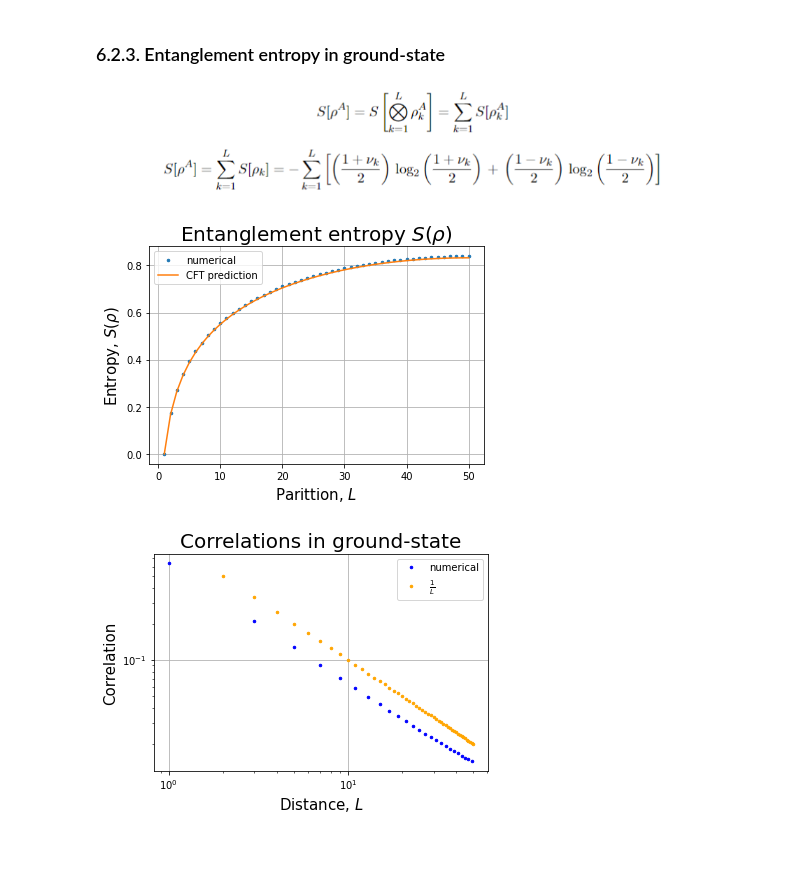
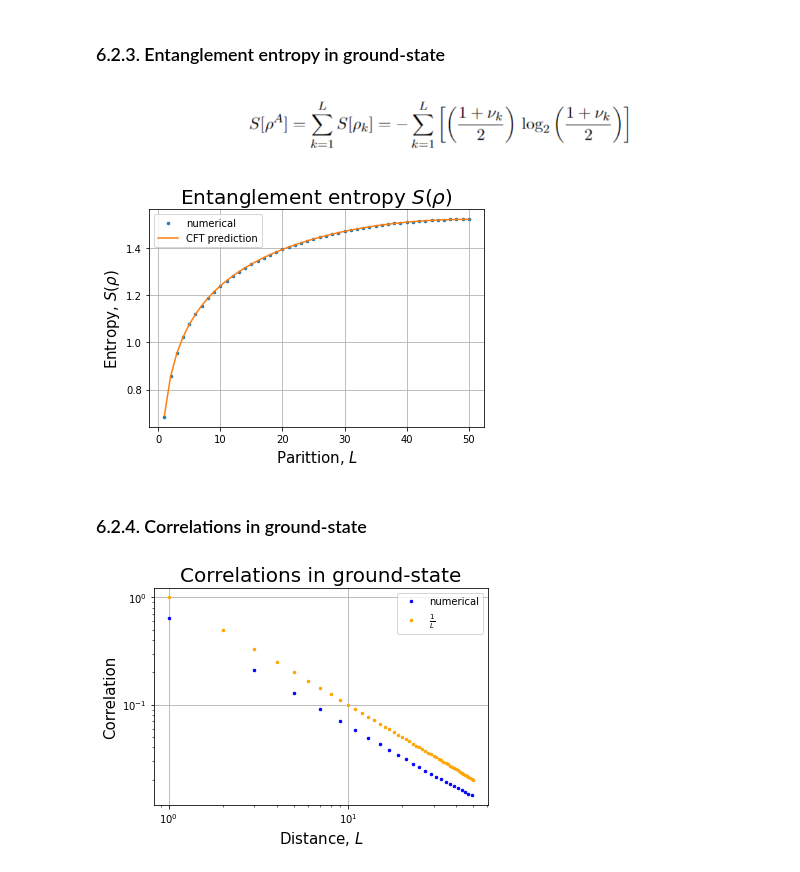
Before and after one commit to sofiagonga/many-body_entanglement_TN, a Jupyter notebook: TN_tutorial6.ipynb, the cells around one changed output. Cells and saved outputs as stored; diff of their text form; code cells hidden in the pictures.

```diff
--- a/TN_tutorial6.ipynb
+++ b/TN_tutorial6.ipynb
@@ -59,8 +59,8 @@ def build_matrix_C(N, h, bc=1): # bc=1 (default) for PBC and bc=-1 for APBC
 # %%
 def build_T_operator(N, bc=1): # bc=1 (default) for PBC and bc=-1 for APBC
     T_op = np.zeros((2*N,2*N))
-    for i in range(2*N-1):
-        T_op[i-1,i+1] = 1
+    for i in range(2*N-2):
+        T_op[i,i+2] = 1
 
     T_op[2*N-2,0] = bc
     T_op[2*N-1,1] = bc
@@ -321,22 +321,7 @@ G_A = G[0:2*L_max, 0:2*L_max]
 # %% [markdown]
 ### 6.2.3. Entanglement entropy in ground-state
 # %% [markdown]
-![image.png](attachment:image.png)
+![image-2.png](attachment:image-2.png)
-# %%
-def ent_entropy_majorana(G):
-    p = np.shape(G)[0]//2
-    entropy = np.zeros(p)
-    for n in range(p):
-        G_red = G[:2*n, :2*n]
-        u,v = eig(G_red)
-        nu = np.imag(u)
-        for m in range(2*n):
-            x = nu[m]
-            if abs(x) < 1:
-                entropy[n] -= (1+x)/2*np.log2((1+x)/2)
-            elif abs(x) > 1+1e-5:
-                print("warning: (absolute) single particle eigenvalue > 1")
-    return entropy[1::]
 # %%
 def ent_entropy_majorana(G):
     p = np.shape(G)[0]//2
@@ -355,17 +340,19 @@ def ent_entropy_majorana(G):
 # %%
 entropy_numerical = ent_entropy_majorana(G_A)
 # %%
-cft_ent_entropy = [1/6*(np.log2(N/np.pi*np.sin(n*np.pi/N))-np.log2(N/np.pi*np.sin(np.pi/N))) for n in L_s]
+cft_ent_entropy = [1/6*(np.log2(N/np.pi*np.sin(n*np.pi/N))) + 0.69 for n in L_s]
 plt.title(r"Entanglement entropy $S(\rho)$", fontsize = 20)
 plt.grid()
 plt.ylabel(r"Entropy, $S(\rho)$", fontsize = 15)
 plt.xlabel(r"Parittion, $L$", fontsize = 15)
-plt.plot(L_s, entropy_numerical-entropy_numerical[0], '.', ms=5, label = 'numerical')
+plt.plot(L_s, entropy_numerical, '.', ms=5, label = 'numerical')
 plt.plot(L_s, cft_ent_entropy, label = 'CFT prediction')
 plt.legend()
 plt.show()
 # %% [output]
-[figure, old version]
+[figure, new version]
+# %% [markdown]
+### 6.2.4. Correlations in ground-state
 # %%
 plt.title("Correlations in ground-state", fontsize = 20)
 plt.grid()
@@ -380,8 +367,8 @@ for n in range(L_max+1):
         else:
             plt.plot(n, np.abs(G[n,0]), '.', ms=5, color = 'blue')
 
-plt.plot(L_s[1::], 1/L_s[1::], '.', ms=5, color = 'orange', label = r"$\frac{1}{L}$")
+plt.plot(L_s, 1/L_s, '.', ms=5, color = 'orange', label = r"$\frac{1}{L}$")
 plt.legend()
 plt.show()
 # %% [output]
-[figure, old version]
+[figure, new version]
```
Also changed, not shown: parts of 3 cells of this notebook, 1 other file.
